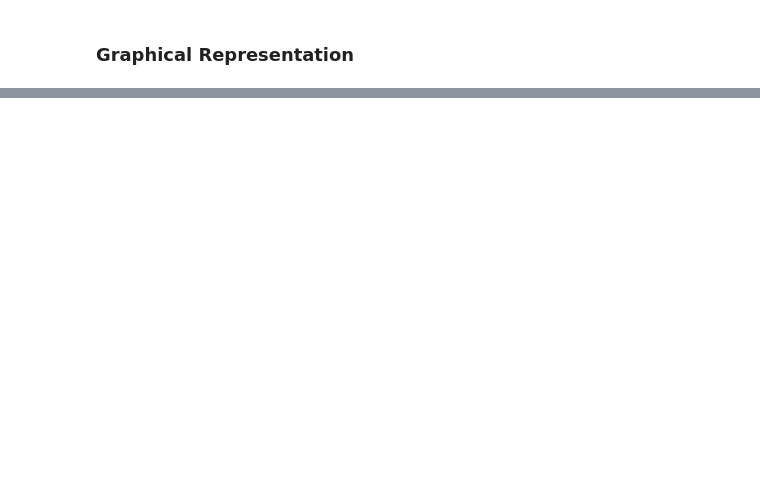
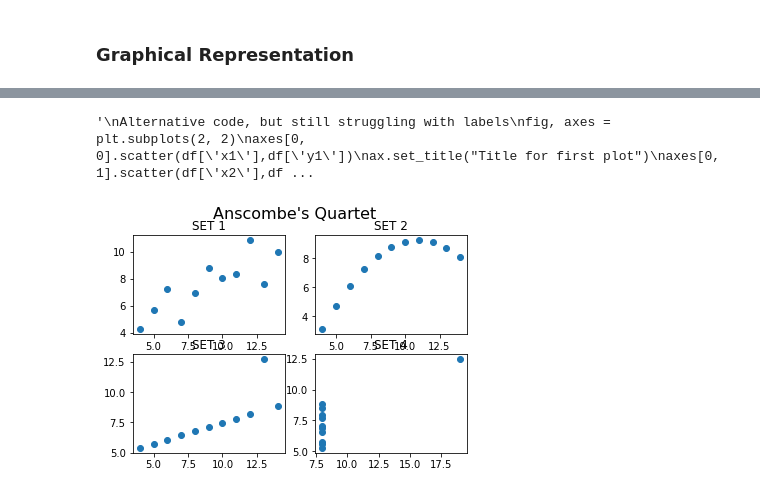
Before and after one commit to Luis-Navarro/Python-Fundamentals, a Jupyter notebook: Anscombe.ipynb, the cells around one changed output, grey strips where cells are left out. Saved outputs shown, nothing was run; the diff lists cells and outputs as text; code cells hidden in the pictures; blank space fills up the shorter version.

```diff
--- a/Anscombe.ipynb
+++ b/Anscombe.ipynb
@@ -129,0 +117,31 @@ fig.add_subplot(111)
+# %%
+fig = plt.figure()
+fig.suptitle("Anscombe's Quartet", fontsize=16)
+ax = plt.subplot("221")
+ax.set_title("SET 1")
+ax.scatter(df['x1'],df['y1'])
+
+ax = plt.subplot("222")
+ax.set_title("SET 2")
+ax.scatter(df['x2'],df['y2'])
+
+ax = plt.subplot("223")
+ax.set_title("SET 3")
+ax.scatter(df['x3'],df['y3'])
+
+ax = plt.subplot("224")
+ax.set_title("SET 4")
+ax.scatter(df['x4'],df['y4'])
+
+'''
+Alternative code, but still struggling with labels
+fig, axes = plt.subplots(2, 2)
+axes[0, 0].scatter(df['x1'],df['y1'])
+ax.set_title("Title for first plot")
+axes[0, 1].scatter(df['x2'],df['y2'])
+axes[1, 0].scatter(df['x3'],df['y3'])
+axes[1, 1].scatter(df['x4'],df['y4'])
+'''
+# %% [output]
+'\nAlternative code, but still struggling with labels\nfig, axes = plt.subplots(2, 2)\naxes[0, 0].scatter(df[\'x1\'],df[\'y1\'])\nax.set_title("Title for first plot")\naxes[0, 1].scatter(df[\'x2\'],df ...
+[figure, added]
```
Also changed, not shown: parts of 10 cells of this notebook.
